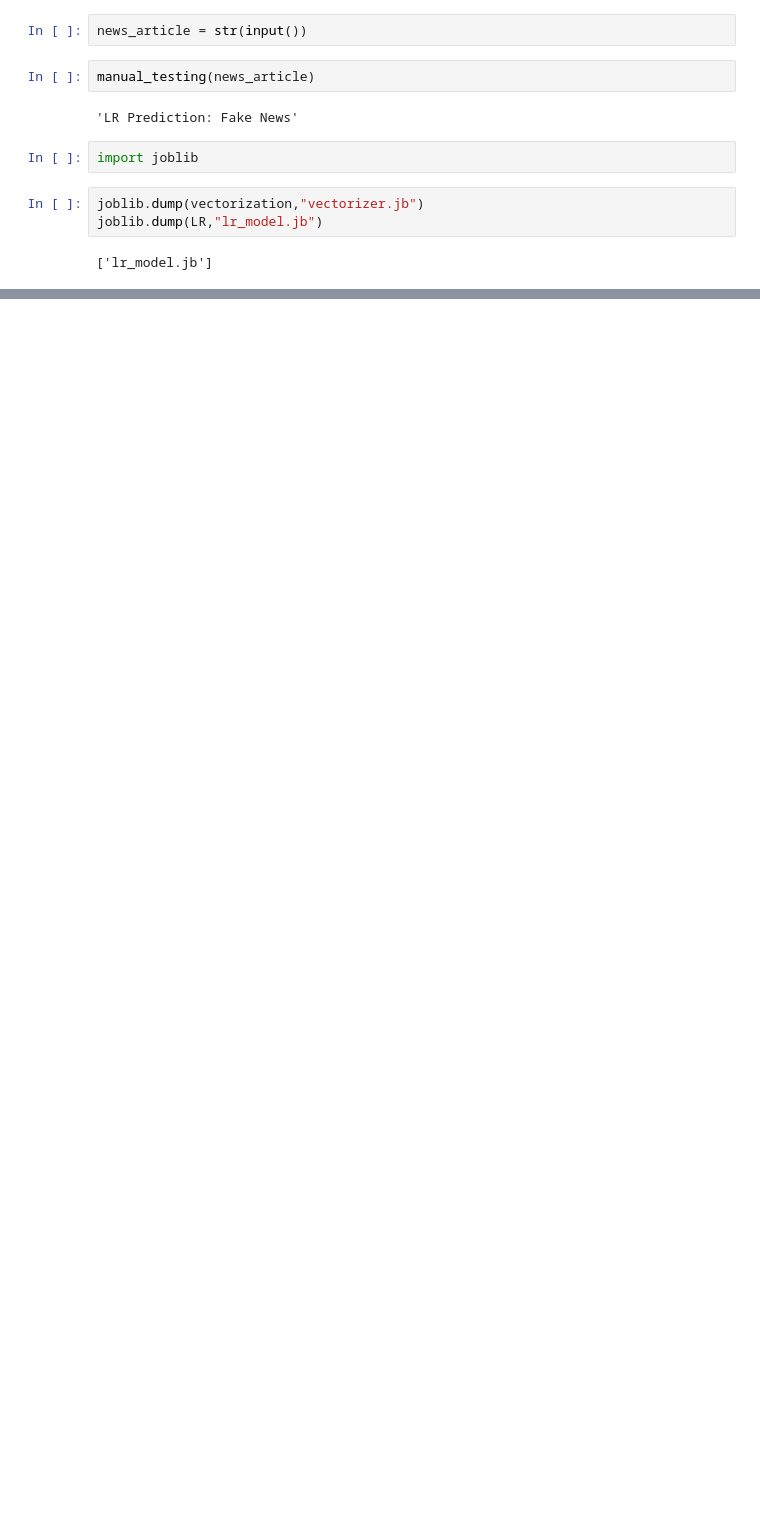
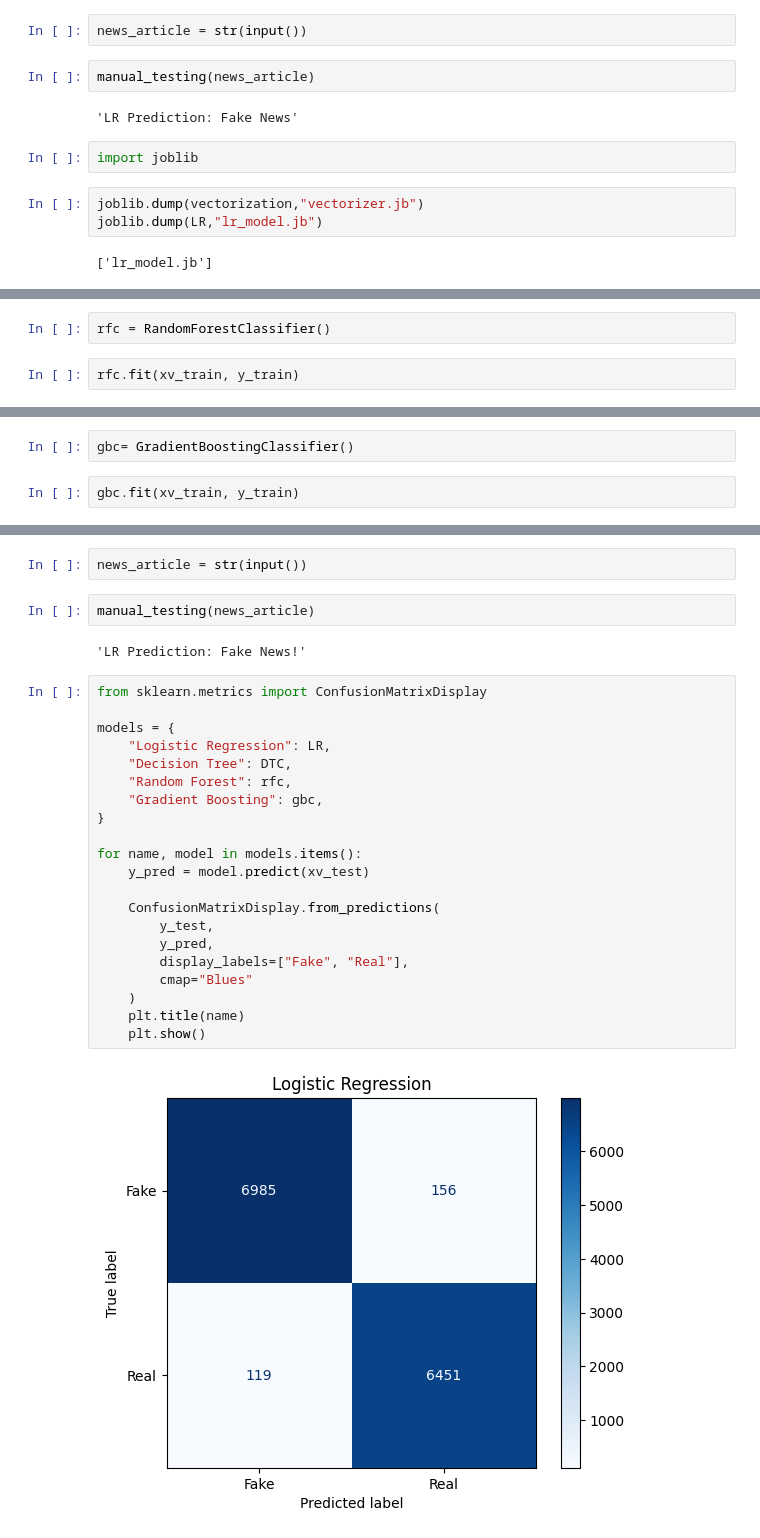
Before and after one commit to prasoonrajshakya/Fake-news-detection, a Jupyter notebook: Fake-news detection.ipynb, the cells around one changed output, grey strips where cells are left out. Drawn from its saved outputs; the diff is of its cells as text; blank space fills up the shorter version.

```diff
--- a/Fake-news detection.ipynb
+++ b/Fake-news detection.ipynb
@@ -344,0 +371,4 @@ joblib.dump(LR,"lr_model.jb")
+# %%
+rfc = RandomForestClassifier()
+# %%
+rfc.fit(xv_train, y_train)
@@ -344,0 +396,4 @@ joblib.dump(LR,"lr_model.jb")
+# %%
+gbc= GradientBoostingClassifier()
+# %%
+gbc.fit(xv_train, y_train)
@@ -344,0 +443,29 @@ joblib.dump(LR,"lr_model.jb")
+# %%
+news_article = str(input())
+# %%
+manual_testing(news_article)
+# %% [output]
+'LR Prediction: Fake News!'
+# %%
+from sklearn.metrics import ConfusionMatrixDisplay
+
+models = {
+    "Logistic Regression": LR,
+    "Decision Tree": DTC,
+    "Random Forest": rfc,
+    "Gradient Boosting": gbc,
+}
+
+for name, model in models.items():
+    y_pred = model.predict(xv_test)
+
+    ConfusionMatrixDisplay.from_predictions(
+        y_test,
+        y_pred,
+        display_labels=["Fake", "Real"],
+        cmap="Blues"
+    )
+    plt.title(name)
+    plt.show()
+# %% [output]
+[figure, added]
```
Also changed, not shown: parts of 26 cells of this notebook, 2 other files.
